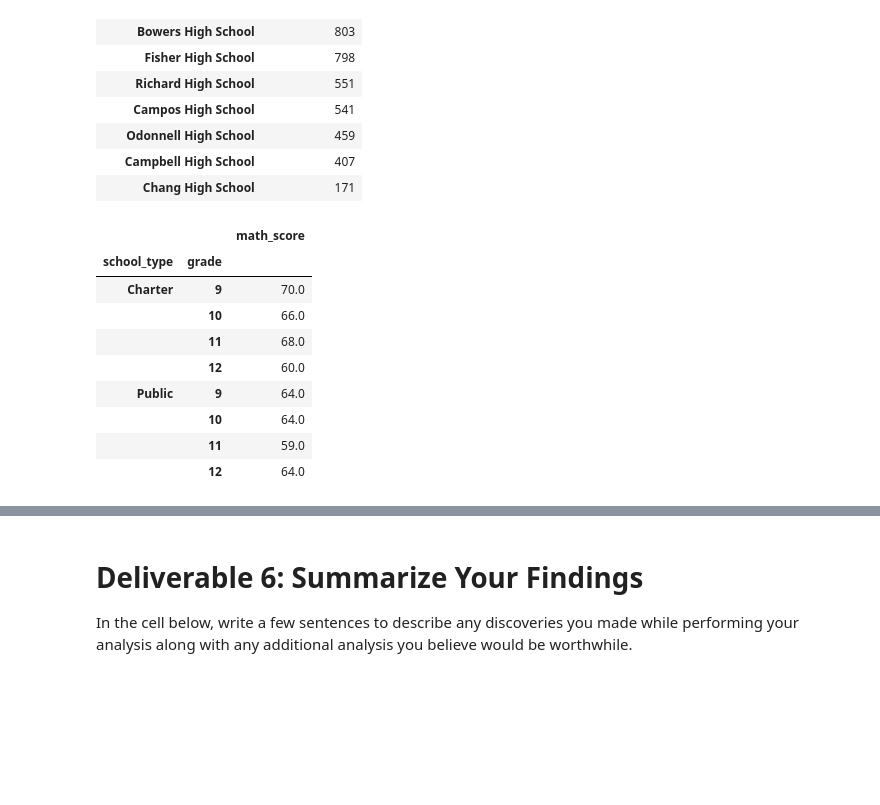
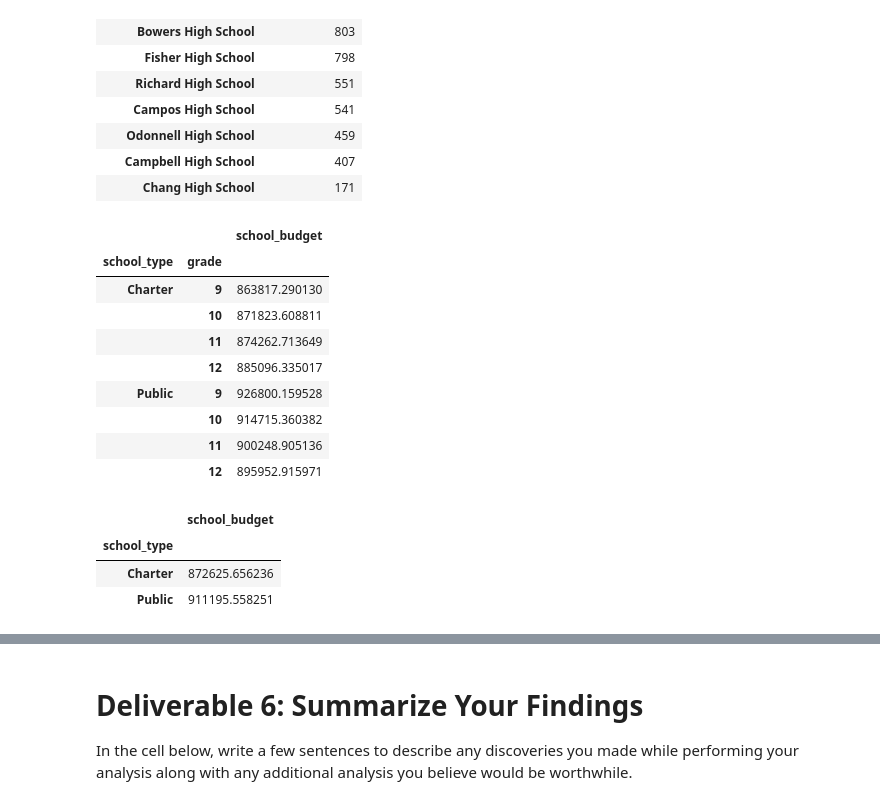
Before and after one commit to emerset/PyBer_Analysis, a Jupyter notebook: Unsolved/Student_Data_Challenge_Starter_Code.ipynb, the cells around one changed output, grey strips where cells are left out. Cells and saved outputs as stored; diff of their text form; code cells hidden in the pictures; blank space fills up the shorter version.

```diff
--- a/Unsolved/Student_Data_Challenge_Starter_Code.ipynb
+++ b/Unsolved/Student_Data_Challenge_Starter_Code.ipynb
@@ -56,6 +58,8 @@ school_budget       0
 dtype: int64
 # %%
 # Drop rows with null values and verify removal
+student_df = student_df.dropna()
+student_df.isna().sum()
 # %% [output]
 student_id       0
 student_name     0
@@ -72,6 +77,8 @@ dtype: int64
 1836
 # %%
 # Drop duplicated rows and verify removal
+student_df = student_df.drop_duplicates()
+student_df.duplicated().sum()
 # %% [output]
 0
 # %%
@@ -103,4 +112,6 @@ dtype: object
 Name: grade, Length: 14831, dtype: object
 # %%
 # Remove the non-numeric characters and verify the contents of the column
+student_df['grade'] = student_df['grade'].str.replace('th', '')
+student_df['grade']
 # %% [output]
@@ -119,3 +135,5 @@ Name: grade, Length: 14831, dtype: object
 # %%
 # Change the grade column to the int type and verify column types
+student_df['grade'] = student_df['grade'].astype(int)
+student_df.dtypes
 # %% [output]
@@ -277,14 +317,31 @@ Make comparisons within your data by completing the following steps:
 | Campbell High School | 407 |
 | Chang High School | 171 |
 # %%
+# Using the groupby and mean functions, find the average budget per grade for each school type.
+group_by_school_type_and_grade = student_df.groupby(["school_type", "grade"]).mean()
+group_by_school_type_and_grade.loc[:,["school_budget"]]
 # %% [output]
-|  |  | math_score |
+|  |  | school_budget |
 | school_type | grade |  |
-| Charter | 9 | 70.0 |
-|  | 10 | 66.0 |
-|  | 11 | 68.0 |
-|  | 12 | 60.0 |
-| Public | 9 | 64.0 |
-|  | 10 | 64.0 |
-|  | 11 | 59.0 |
-|  | 12 | 64.0 |
+| Charter | 9 | 863817.290130 |
+|  | 10 | 871823.608811 |
+|  | 11 | 874262.713649 |
+|  | 12 | 885096.335017 |
+| Public | 9 | 926800.159528 |
+|  | 10 | 914715.360382 |
+|  | 11 | 900248.905136 |
+|  | 12 | 895952.915971 |
+# %%
+# Deliverable 5 Requirements (copied from Bootcampspot)
+
+# The average budget for each school type is displayed. (7 points)
+# The total number of students per school is displayed in descending order. (6 points)
+# The average math scores for each combination of grade and school type are displayed. (7 points)
+
+# Average budget for each school type:
+school_type_group[["school_budget"]].mean()
+# %% [output]
+|  | school_budget |
+| school_type |  |
+| Charter | 872625.656236 |
+| Public | 911195.558251 |
```
Also changed, not shown: parts of 20 cells of this notebook.
